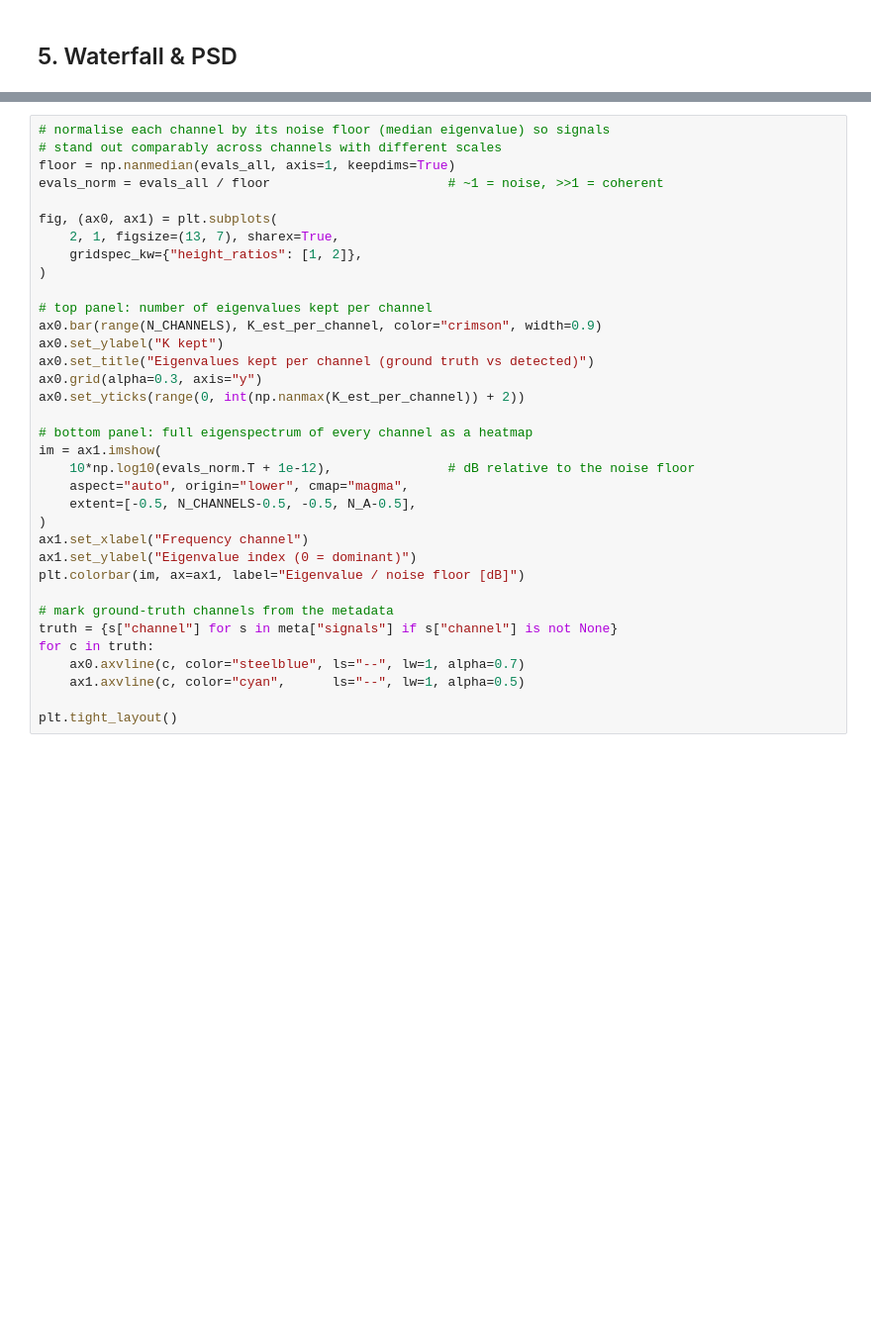
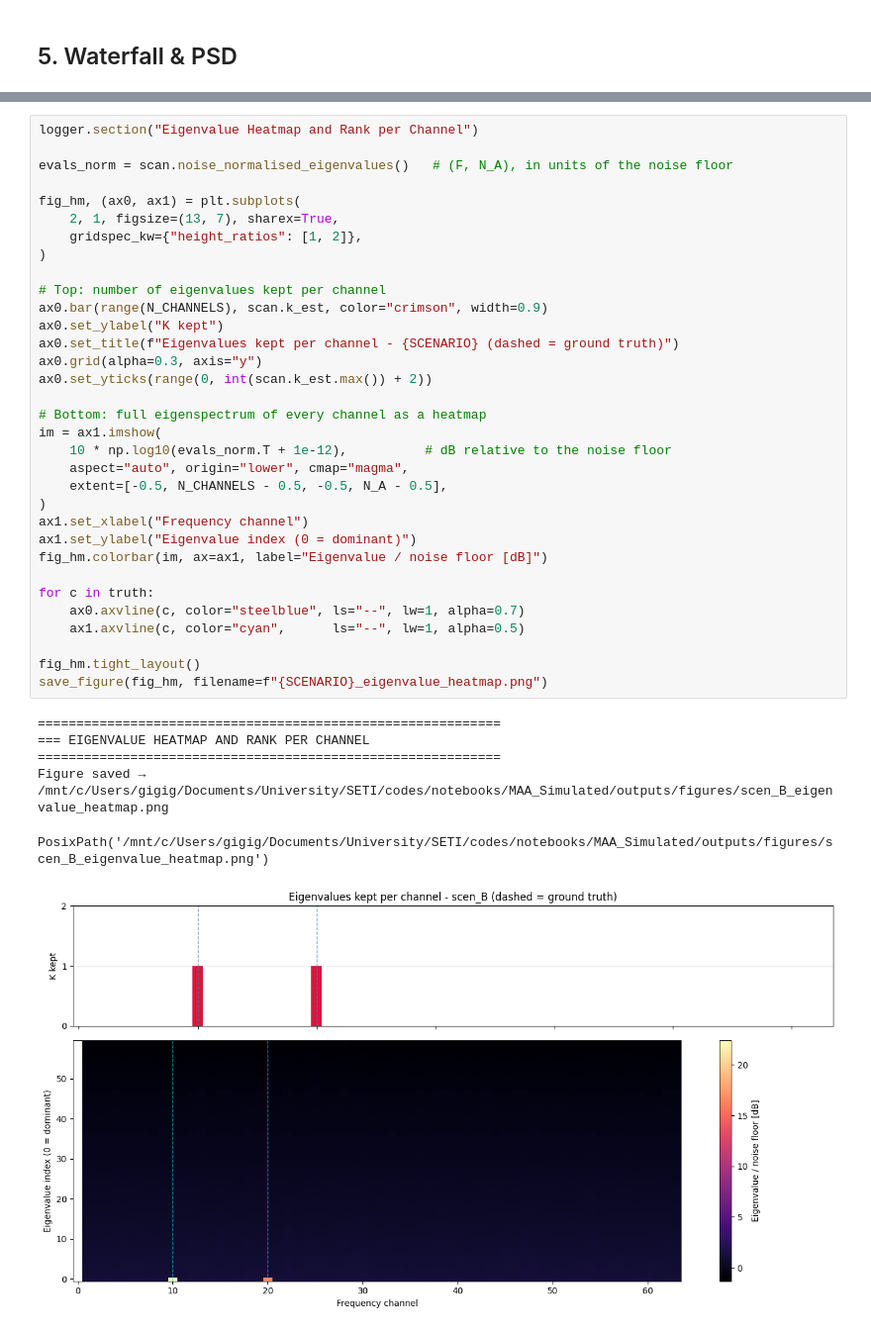
Before and after one commit to valegl04/SETI_KLT, a Jupyter notebook: notebooks/MAA_Simulated/multiantenna_klt_pipeline.ipynb, the cells around one changed output, grey strips where cells are left out. Shown at 99% size. Saved outputs shown, nothing was run; the diff lists cells and outputs as text; blank space fills up the shorter version.

```diff
--- a/notebooks/MAA_Simulated/multiantenna_klt_pipeline.ipynb
+++ b/notebooks/MAA_Simulated/multiantenna_klt_pipeline.ipynb
@@ -383,36 +325,41 @@ kept). Dashed lines mark the injected ground-truth channels.
 # %%
-# normalise each channel by its noise floor (median eigenvalue) so signals
-# stand out comparably across channels with different scales
-floor = np.nanmedian(evals_all, axis=1, keepdims=True)
-evals_norm = evals_all / floor                       # ~1 = noise, >>1 = coherent
+logger.section("Eigenvalue Heatmap and Rank per Channel")
 
-fig, (ax0, ax1) = plt.subplots(
+evals_norm = scan.noise_normalised_eigenvalues()   # (F, N_A), in units of the noise floor
+
+fig_hm, (ax0, ax1) = plt.subplots(
     2, 1, figsize=(13, 7), sharex=True,
     gridspec_kw={"height_ratios": [1, 2]},
 )
 
-# top panel: number of eigenvalues kept per channel
-ax0.bar(range(N_CHANNELS), K_est_per_channel, color="crimson", width=0.9)
+# Top: number of eigenvalues kept per channel
+ax0.bar(range(N_CHANNELS), scan.k_est, color="crimson", width=0.9)
 ax0.set_ylabel("K kept")
-ax0.set_title("Eigenvalues kept per channel (ground truth vs detected)")
+ax0.set_title(f"Eigenvalues kept per channel - {SCENARIO} (dashed = ground truth)")
 ax0.grid(alpha=0.3, axis="y")
-ax0.set_yticks(range(0, int(np.nanmax(K_est_per_channel)) + 2))
+ax0.set_yticks(range(0, int(scan.k_est.max()) + 2))
 
-# bottom panel: full eigenspectrum of every channel as a heatmap
+# Bottom: full eigenspectrum of every channel as a heatmap
 im = ax1.imshow(
-    10*np.log10(evals_norm.T + 1e-12),               # dB relative to the noise floor
+    10 * np.log10(evals_norm.T + 1e-12),          # dB relative to the noise floor
     aspect="auto", origin="lower", cmap="magma",
-    extent=[-0.5, N_CHANNELS-0.5, -0.5, N_A-0.5],
+    extent=[-0.5, N_CHANNELS - 0.5, -0.5, N_A - 0.5],
 )
 ax1.set_xlabel("Frequency channel")
 ax1.set_ylabel("Eigenvalue index (0 = dominant)")
-plt.colorbar(im, ax=ax1, label="Eigenvalue / noise floor [dB]")
+fig_hm.colorbar(im, ax=ax1, label="Eigenvalue / noise floor [dB]")
 
-# mark ground-truth channels from the metadata
-truth = {s["channel"] for s in meta["signals"] if s["channel"] is not None}
 for c in truth:
     ax0.axvline(c, color="steelblue", ls="--", lw=1, alpha=0.7)
     ax1.axvline(c, color="cyan",      ls="--", lw=1, alpha=0.5)
 
-plt.tight_layout()
+fig_hm.tight_layout()
+save_figure(fig_hm, filename=f"{SCENARIO}_eigenvalue_heatmap.png")
+# %% [output]
+============================================================
+=== EIGENVALUE HEATMAP AND RANK PER CHANNEL
+============================================================
+Figure saved → /mnt/c/Users/gigig/Documents/University/SETI/codes/notebooks/MAA_Simulated/outputs/figures/scen_B_eigenvalue_heatmap.png
+PosixPath('/mnt/c/Users/gigig/Documents/University/SETI/codes/notebooks/MAA_Simulated/outputs/figures/scen_B_eigenvalue_heatmap.png')
+[figure, added]
 # %% [markdown]
```
Also changed, not shown: parts of 16 cells of this notebook, 12 other files.
